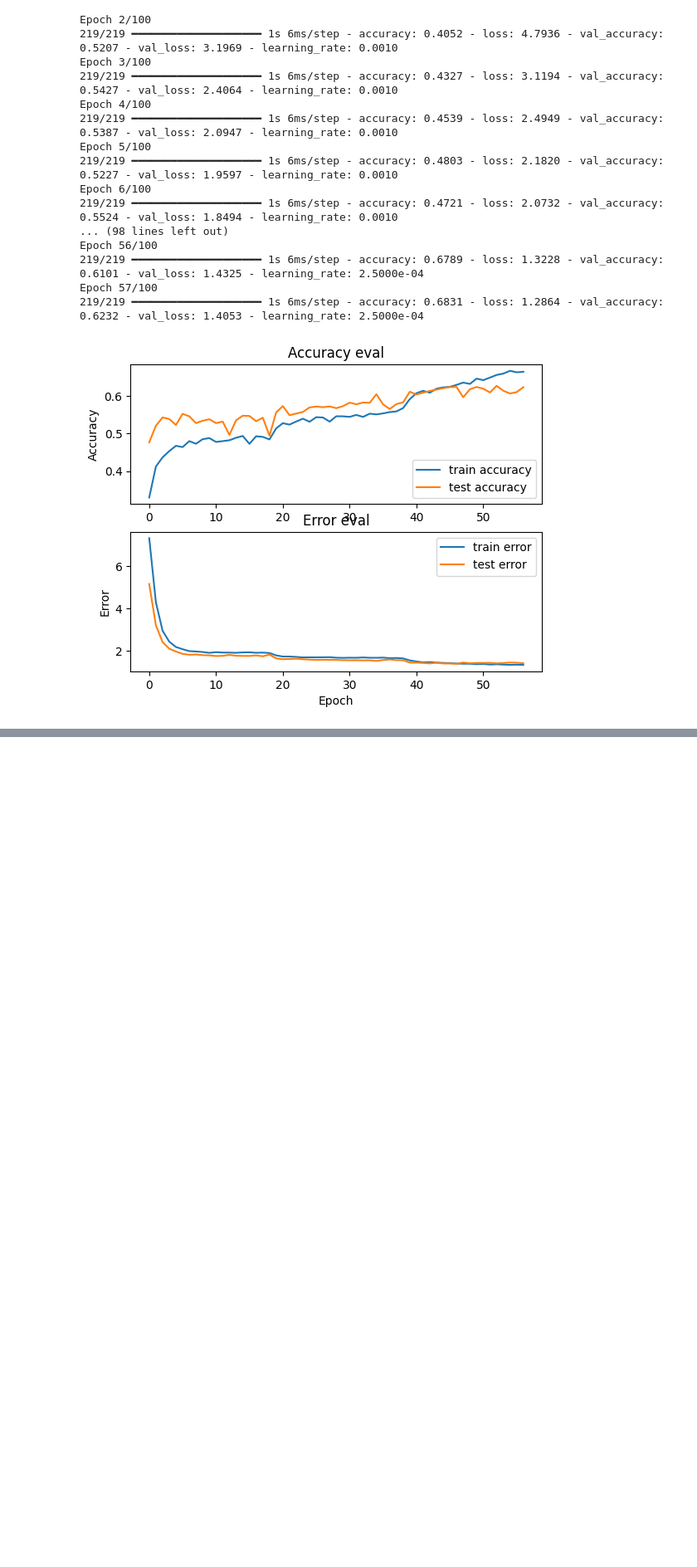
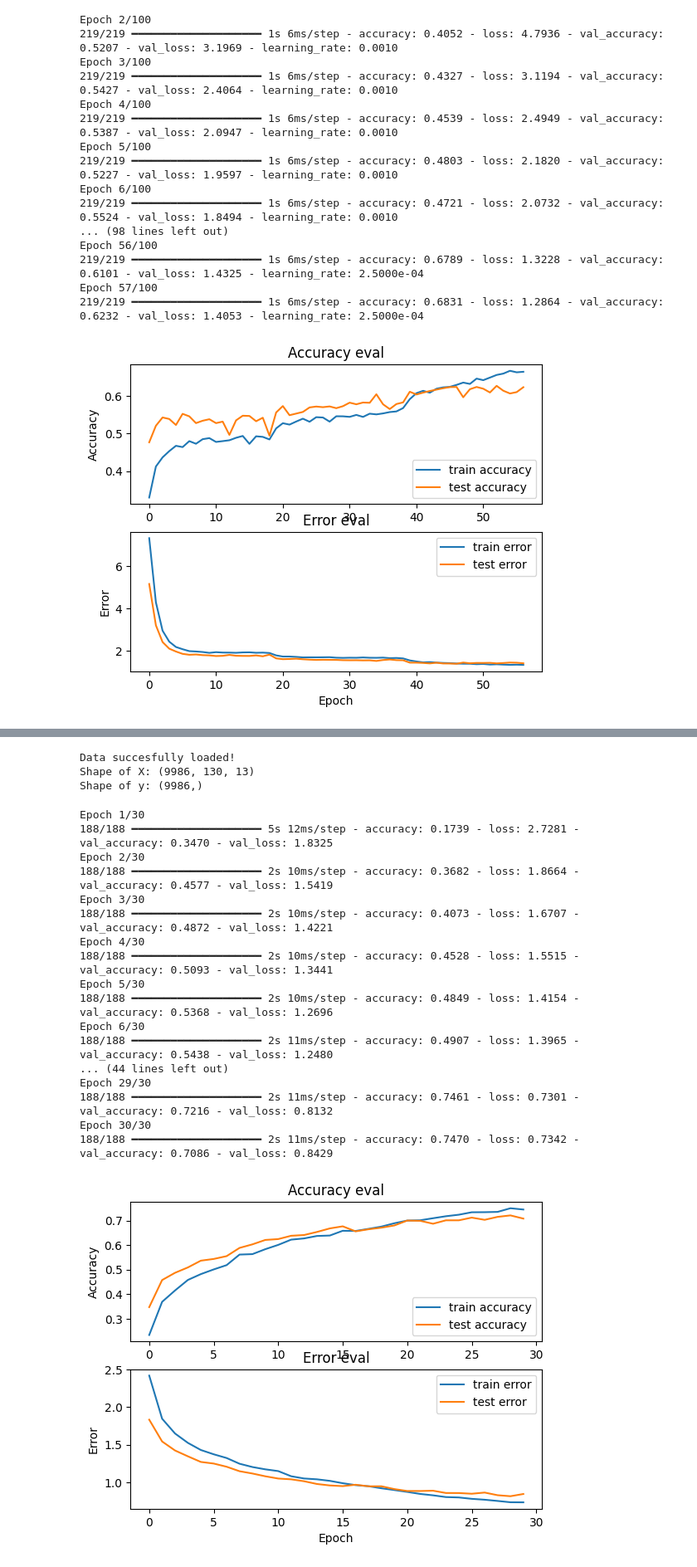
Before and after one commit to arsonor/music-genre-classification-with-deep-learning, a Jupyter notebook: notebooks/model_NN_classification.ipynb, the cells around one changed output, grey strips where cells are left out. Shown at 83% size. Saved outputs shown, nothing was run; the diff lists cells and outputs as text; code cells hidden in the pictures; blank space fills up the shorter version.

```diff
--- a/model_NN_classification.ipynb
+++ b/notebooks/model_NN_classification.ipynb
@@ -400,0 +620,37 @@ plot_history(history)
+# %%
+X_full_train, X_train, X_validation, X_test, y_full_train, y_train, y_validation, y_test = prepare_datasets(0.2, 0.25)
+# %% [output]
+Data succesfully loaded!
+Shape of X: (9986, 130, 13)
+Shape of y: (9986,)
+# %%
+input_shape = (X_train.shape[1], X_train.shape[2], 1)
+model = build_cnn_model(input_shape)
+
+optimiser = keras.optimizers.Adam(learning_rate=0.0001)
+model.compile(optimizer=optimiser,
+                loss='sparse_categorical_crossentropy',
+                metrics=['accuracy'])
+# %%
+history = model.fit(X_train, y_train, validation_data=(X_validation, y_validation), batch_size=32, epochs=30)
+
+plot_history(history)
+# %% [output]
+Epoch 1/30
+188/188 ━━━━━━━━━━━━━━━━━━━━ 5s 12ms/step - accuracy: 0.1739 - loss: 2.7281 - val_accuracy: 0.3470 - val_loss: 1.8325
+Epoch 2/30
+188/188 ━━━━━━━━━━━━━━━━━━━━ 2s 10ms/step - accuracy: 0.3682 - loss: 1.8664 - val_accuracy: 0.4577 - val_loss: 1.5419
+Epoch 3/30
+188/188 ━━━━━━━━━━━━━━━━━━━━ 2s 10ms/step - accuracy: 0.4073 - loss: 1.6707 - val_accuracy: 0.4872 - val_loss: 1.4221
+Epoch 4/30
+188/188 ━━━━━━━━━━━━━━━━━━━━ 2s 10ms/step - accuracy: 0.4528 - loss: 1.5515 - val_accuracy: 0.5093 - val_loss: 1.3441
+Epoch 5/30
+188/188 ━━━━━━━━━━━━━━━━━━━━ 2s 10ms/step - accuracy: 0.4849 - loss: 1.4154 - val_accuracy: 0.5368 - val_loss: 1.2696
+Epoch 6/30
+188/188 ━━━━━━━━━━━━━━━━━━━━ 2s 11ms/step - accuracy: 0.4907 - loss: 1.3965 - val_accuracy: 0.5438 - val_loss: 1.2480
+... (44 lines left out)
+Epoch 29/30
+188/188 ━━━━━━━━━━━━━━━━━━━━ 2s 11ms/step - accuracy: 0.7461 - loss: 0.7301 - val_accuracy: 0.7216 - val_loss: 0.8132
+Epoch 30/30
+188/188 ━━━━━━━━━━━━━━━━━━━━ 2s 11ms/step - accuracy: 0.7470 - loss: 0.7342 - val_accuracy: 0.7086 - val_loss: 0.8429
+[figure, added]
```
Also changed, not shown: parts of 16 cells of this notebook, 2 other files.
